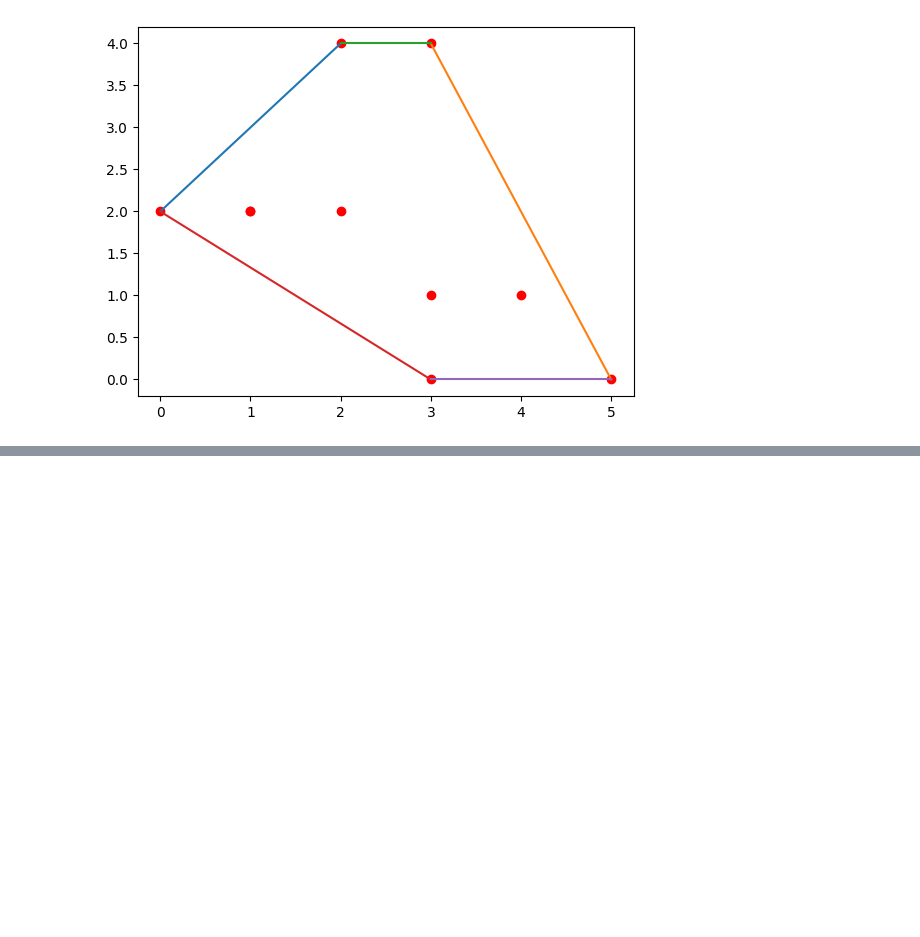
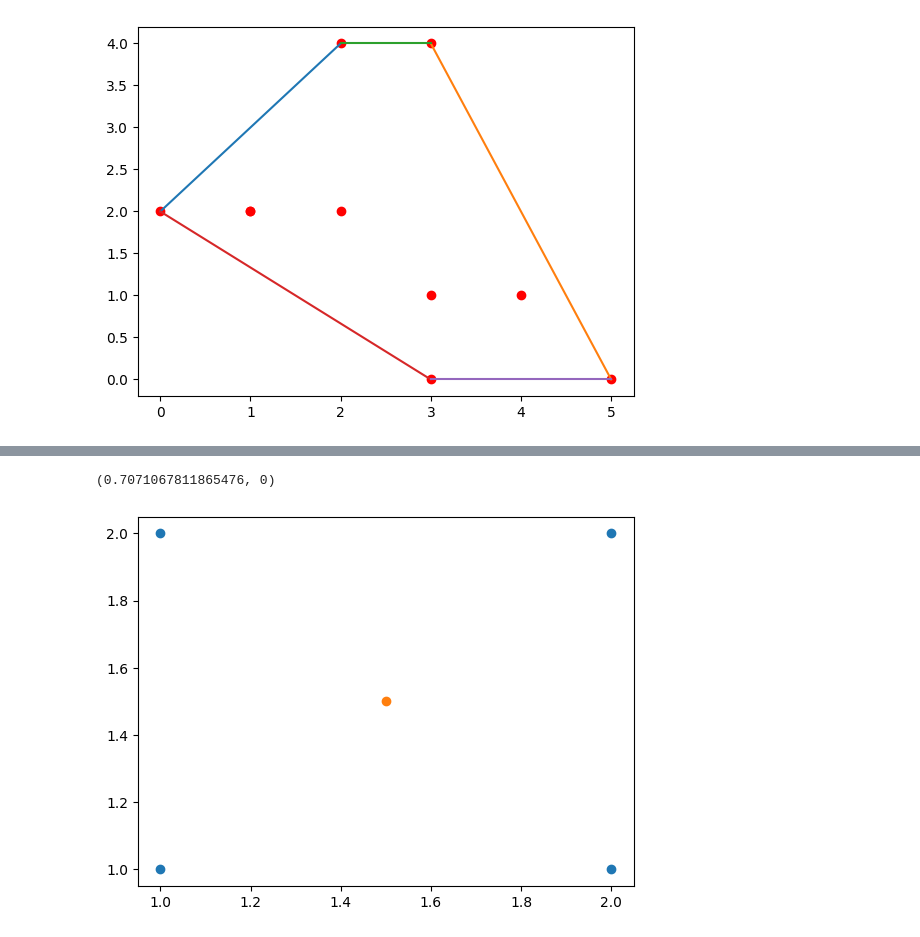
Before and after one commit to themysterysolver/PYTHON_BASICS, a Jupyter notebook: SCIPY/SCIPY.ipynb, the cells around one changed output, grey strips where cells are left out. Saved outputs shown, nothing was run; the diff lists cells and outputs as text; code cells hidden in the pictures; blank space fills up the shorter version.

Commit message:
FEAT:spatial done(distances)+KDTree

```diff
--- a/SCIPY/SCIPY.ipynb
+++ b/SCIPY/SCIPY.ipynb
@@ -363,0 +372,13 @@ for s in hull.simplices:
+# %%
+import matplotlib.pyplot as plt
+import numpy as np
+from scipy.spatial import KDTree
+pointsKD=np.array([[2,2],[1,2],[1,1],[2,1]])
+plt.scatter(pointsKD[:,0],pointsKD[:,1])
+plt.scatter(1.5,1.5)
+kdtree=KDTree(pointsKD)
+result=kdtree.query((1.5,1.5))
+print(result)
+# %% [output]
+(0.7071067811865476, 0)
+[figure, added]
```
Also changed, not shown: parts of 9 cells of this notebook.
